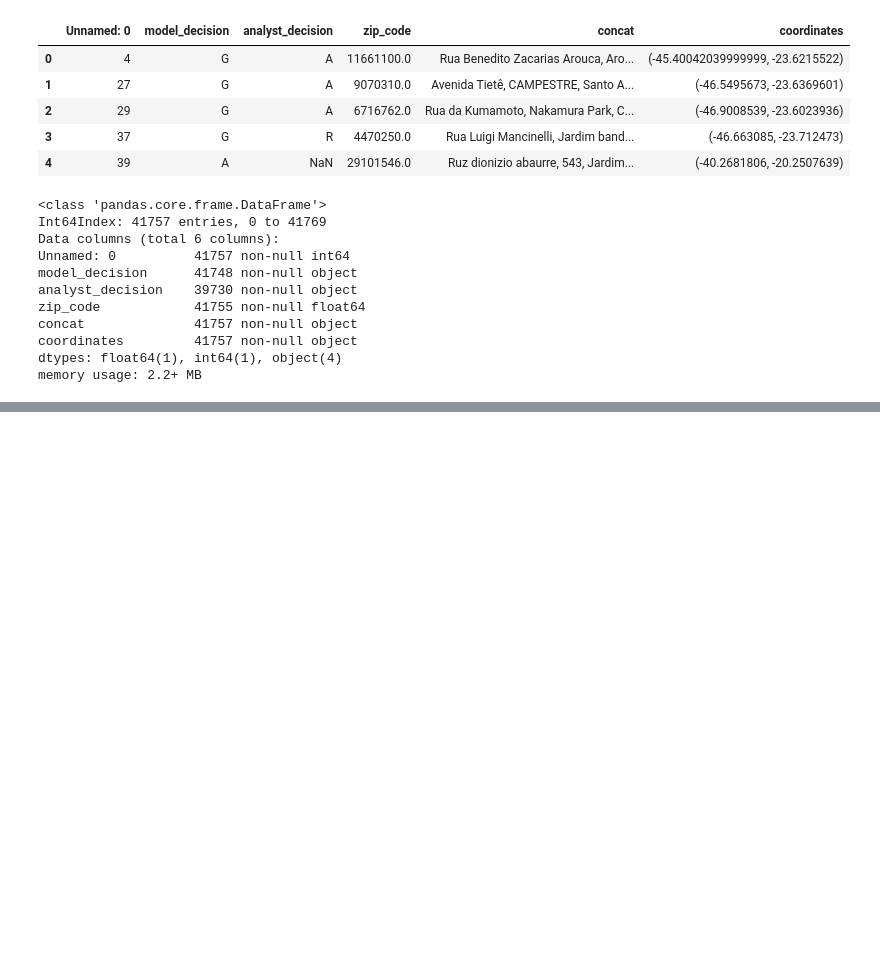
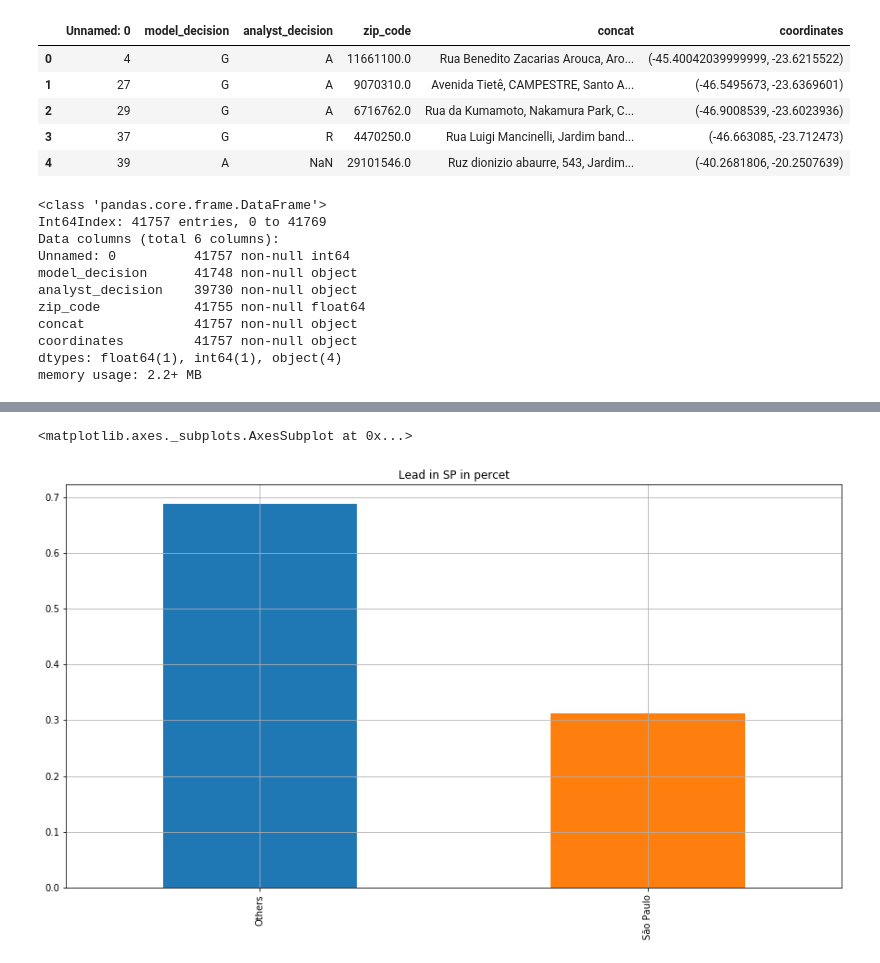
Before and after one commit to andre1393/ds4a-creditas-project, a Jupyter notebook: EDA/andre_eda.ipynb, the cells around one changed output, grey strips where cells are left out. Saved outputs shown, nothing was run; the diff lists cells and outputs as text; code cells hidden in the pictures; blank space fills up the shorter version.

```diff
--- a/EDA/andre_eda.ipynb
+++ b/EDA/andre_eda.ipynb
@@ -128,0 +134,8 @@ registry\
+# %%
+sp = registry[registry['state'] == 'SP']
+a = ((sp['city'] == 'Sao Paulo').value_counts()/len(sp))
+a.index = ['Others', 'São Paulo']
+a.plot(kind='bar', figsize=(15, 8), grid=True, title='Lead in SP in percet')
+# %% [output]
+<matplotlib.axes._subplots.AxesSubplot at 0x...>
+[figure, added]
```
Also changed, not shown: parts of 24 cells of this notebook.
